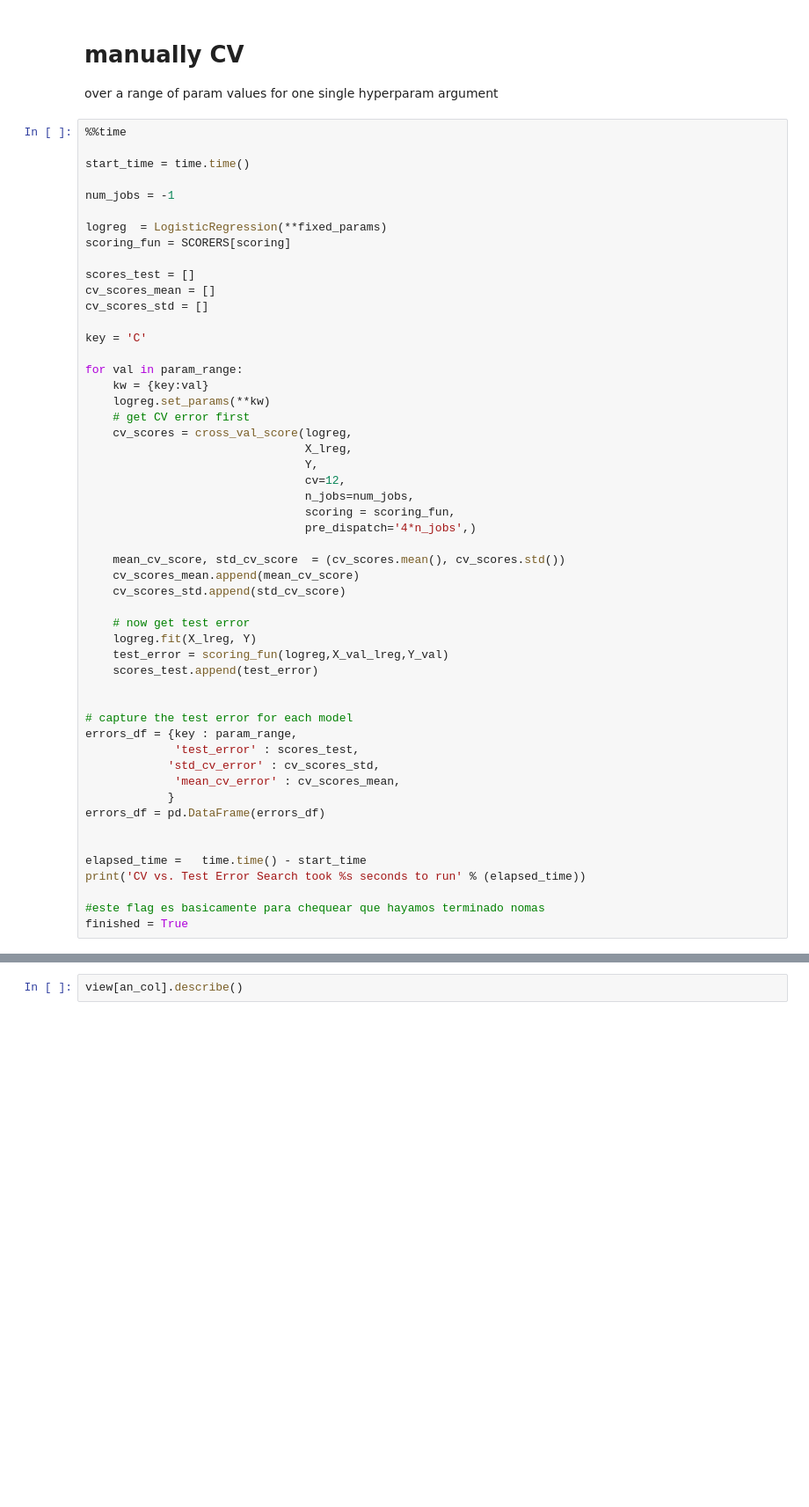
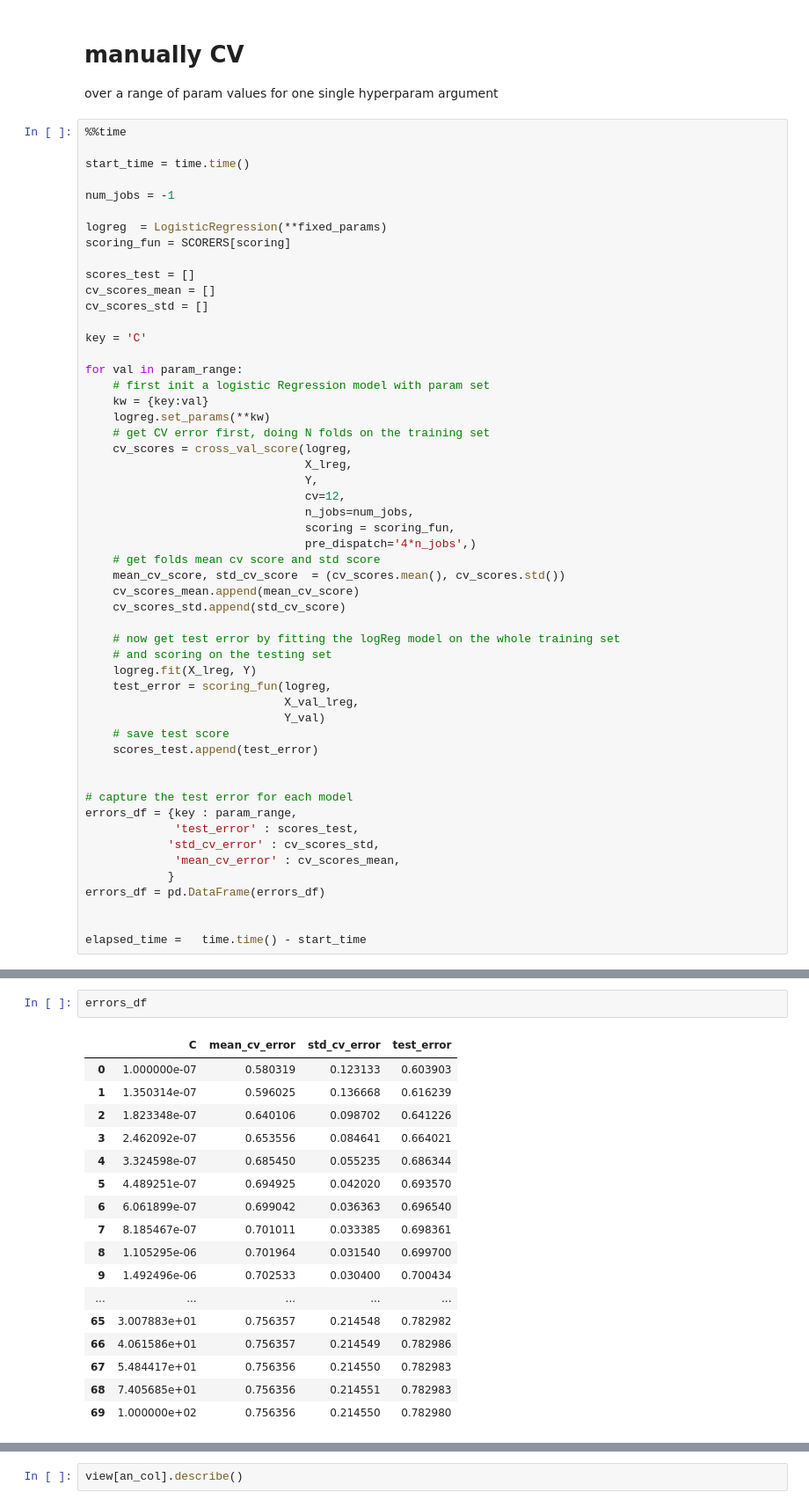
Before and after one commit to jdemonasterio/Tesis, a Jupyter notebook: mexico-scripts-ver2/mLTheory.ipynb, the cells around one changed output, grey strips where cells are left out. Shown at 88% size. Cells and saved outputs as stored; diff of their text form; blank space fills up the shorter version.

```diff
--- a/mexico-scripts-ver2/mLTheory.ipynb
+++ b/mexico-scripts-ver2/mLTheory.ipynb
@@ -2015,9 +2033,10 @@ cv_scores_std = []
 key = 'C'
 
 for val in param_range:
+    # first init a logistic Regression model with param set
     kw = {key:val}
     logreg.set_params(**kw)
-    # get CV error first
+    # get CV error first, doing N folds on the training set
     cv_scores = cross_val_score(logreg,
                                 X_lreg,
                                 Y,
@@ -2025,14 +2044,18 @@ for val in param_range:
                                 n_jobs=num_jobs,
                                 scoring = scoring_fun,
                                 pre_dispatch='4*n_jobs',)
-
+    # get folds mean cv score and std score
     mean_cv_score, std_cv_score  = (cv_scores.mean(), cv_scores.std())
     cv_scores_mean.append(mean_cv_score)
     cv_scores_std.append(std_cv_score)
 
-    # now get test error
+    # now get test error by fitting the logReg model on the whole training set
+    # and scoring on the testing set
     logreg.fit(X_lreg, Y)
-    test_error = scoring_fun(logreg,X_val_lreg,Y_val)
+    test_error = scoring_fun(logreg,
+                             X_val_lreg,
+                             Y_val)
+    # save test score
     scores_test.append(test_error)
 
 
@@ -2046,7 +2069,3 @@ errors_df = pd.DataFrame(errors_df)
 
 
 elapsed_time =   time.time() - start_time
-print('CV vs. Test Error Search took %s seconds to run' % (elapsed_time))
-
-#este flag es basicamente para chequear que hayamos terminado nomas
-finished = True
@@ -2082,0 +2188,20 @@ elapsed_time/3600, finished
+# %%
+errors_df
+# %% [output]
+|  | C | mean_cv_error | std_cv_error | test_error |
+| 0 | 1.000000e-07 | 0.580319 | 0.123133 | 0.603903 |
+| 1 | 1.350314e-07 | 0.596025 | 0.136668 | 0.616239 |
+| 2 | 1.823348e-07 | 0.640106 | 0.098702 | 0.641226 |
+| 3 | 2.462092e-07 | 0.653556 | 0.084641 | 0.664021 |
+| 4 | 3.324598e-07 | 0.685450 | 0.055235 | 0.686344 |
+| 5 | 4.489251e-07 | 0.694925 | 0.042020 | 0.693570 |
+| 6 | 6.061899e-07 | 0.699042 | 0.036363 | 0.696540 |
+| 7 | 8.185467e-07 | 0.701011 | 0.033385 | 0.698361 |
+| 8 | 1.105295e-06 | 0.701964 | 0.031540 | 0.699700 |
+| 9 | 1.492496e-06 | 0.702533 | 0.030400 | 0.700434 |
+| ... | ... | ... | ... | ... |
+| 65 | 3.007883e+01 | 0.756357 | 0.214548 | 0.782982 |
+| 66 | 4.061586e+01 | 0.756357 | 0.214549 | 0.782986 |
+| 67 | 5.484417e+01 | 0.756356 | 0.214550 | 0.782983 |
+| 68 | 7.405685e+01 | 0.756356 | 0.214551 | 0.782983 |
+| 69 | 1.000000e+02 | 0.756356 | 0.214550 | 0.782980 |
```
Also changed, not shown: parts of 15 cells of this notebook.
